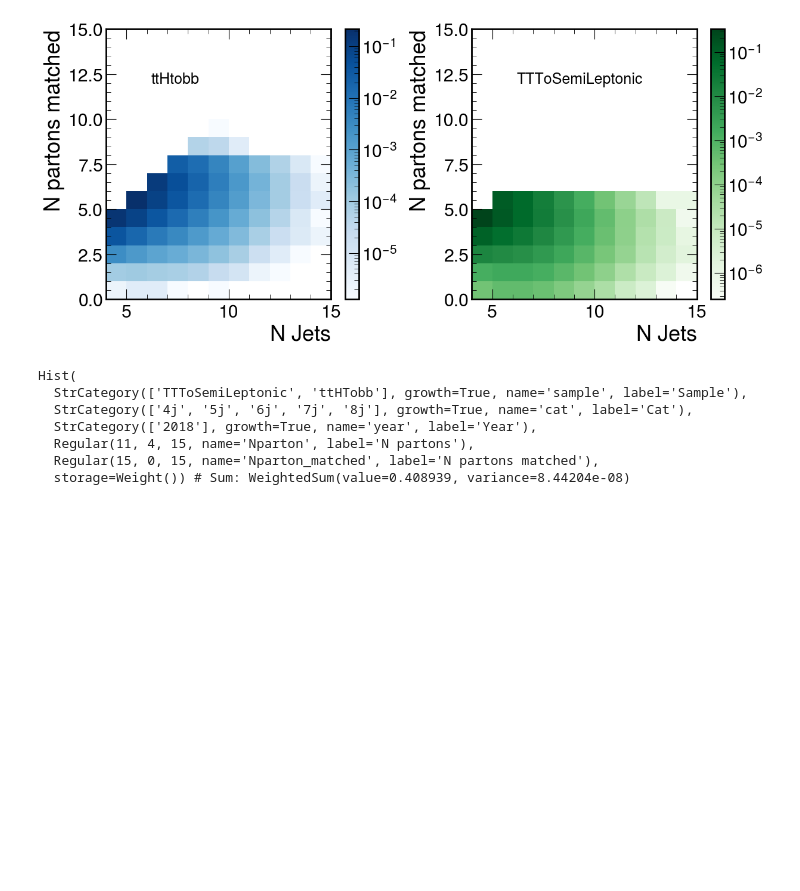
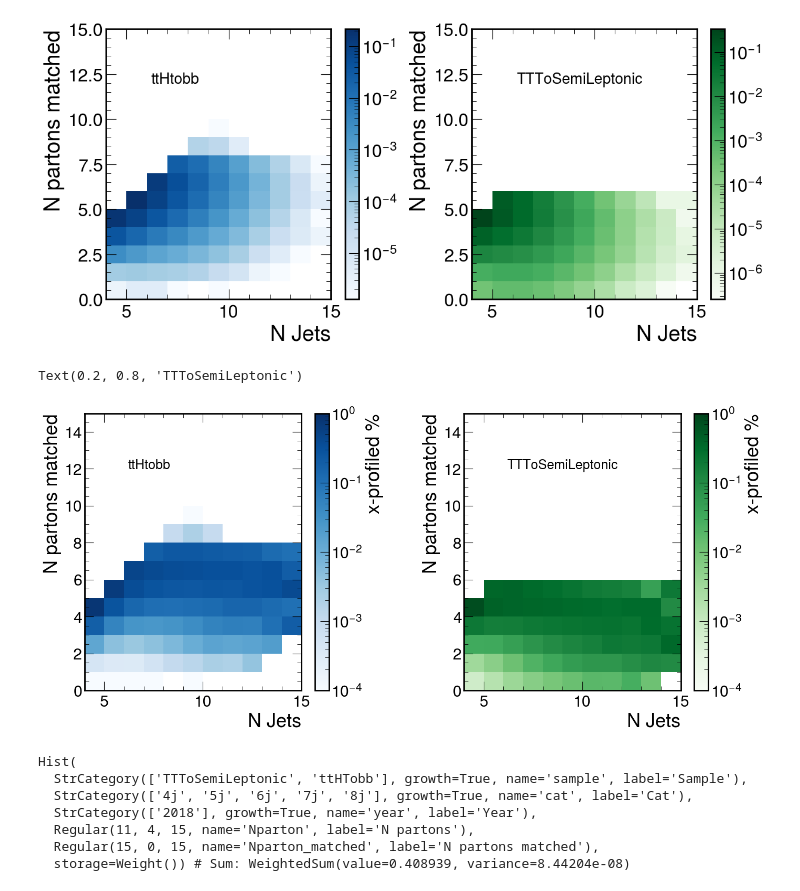
Before and after one commit to PocketCoffea/PocketCoffea, a Jupyter notebook: notebooks/plotting/PartonMatchingEfficiency.ipynb, the cells around one changed output. Cells and saved outputs as stored; diff of their text form; code cells hidden in the pictures; blank space fills up the shorter version.

Commit message:
Saving parton matching notebook

```diff
--- a/notebooks/plotting/PartonMatchingEfficiency.ipynb
+++ b/notebooks/plotting/PartonMatchingEfficiency.ipynb
@@ -13,7 +13,7 @@ import numpy as np
 from pprint import pprint
 hep.style.use(hep.style.ROOT)
 # %%
-filename = "/work/dvalsecc/ttHbb/PocketCoffea/output/parton_matching_v27/output.coffea"
+filename = "/work/dvalsecc/ttHbb/PocketCoffea/output/parton_matching_v37/output.coffea"
 output = load(filename)
 output.keys()
 # %% [output]
@@ -151,6 +168,33 @@ ay.text(0.2, 0.8, "TTToSemiLeptonic", transform=ay.transAxes, fontsize=18)
 # %% [output]
 Text(0.2, 0.8, 'TTToSemiLeptonic')
 [figure]
+# %%
+E = output["hist2d_Njet_Nparton_matched"].to_hist()
+
+fig,( ax,ay) = plt.subplots(1, 2, figsize=(16, 7), dpi=100)
+plt.subplots_adjust(wspace=0.4)
+w, x, y = (E['ttHTobb', '4j','2018', :,:]*(1/output["scale_genweight"]['ttHTobb'])).to_numpy()
+s = np.expand_dims(np.sum(w, axis=-1), axis=1)
+w = w / s
+
+mesh = ax.pcolormesh(x, y, w.T, cmap="Blues", norm=LogNorm(vmin=1e-4, vmax=1))
+
+ax.set_ylabel("N partons matched")
+ax.set_xlabel("N Jets")
+plt.colorbar(mesh,ax=ax, label="x-profiled %")
+ax.text(0.2, 0.8, "ttHtobb", transform=ax.transAxes, fontsize=18)
+
+w, x, y = (E['TTToSemiLeptonic', '4j','2018', :,:]*(1/output["scale_genweight"]['TTToSemiLeptonic'])).to_numpy()
+s = np.expand_dims(np.sum(w, axis=-1), axis=1)
+w = w / s
+mesh = ay.pcolormesh(x, y, w.T, cmap="Greens", norm=LogNorm(vmin=1e-4, vmax=1))
+ay.set_ylabel("N partons matched")
+ay.set_xlabel("N Jets")
+plt.colorbar(mesh,ax=ay,label="x-profiled %")
+ay.text(0.2, 0.8, "TTToSemiLeptonic", transform=ay.transAxes, fontsize=18)
+# %% [output]
+Text(0.2, 0.8, 'TTToSemiLeptonic')
+[figure, added]
 # %%
 E = output["hist2d_Nparton_Nparton_matched"].to_hist()
 print(E)
```
Also changed, not shown: parts of 10 cells of this notebook.
